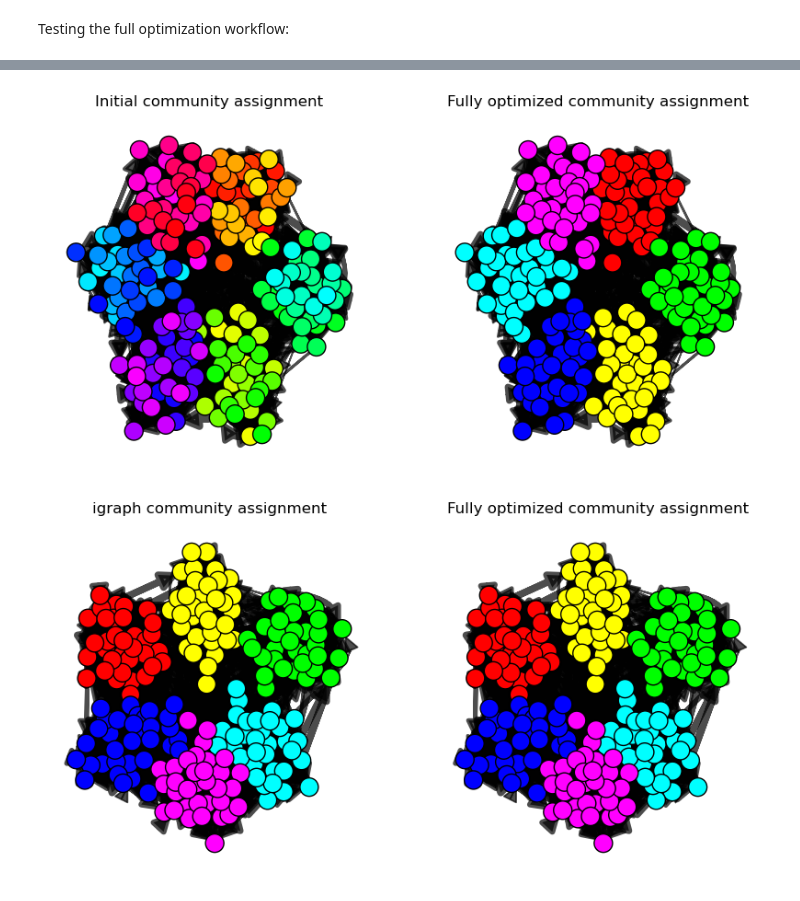
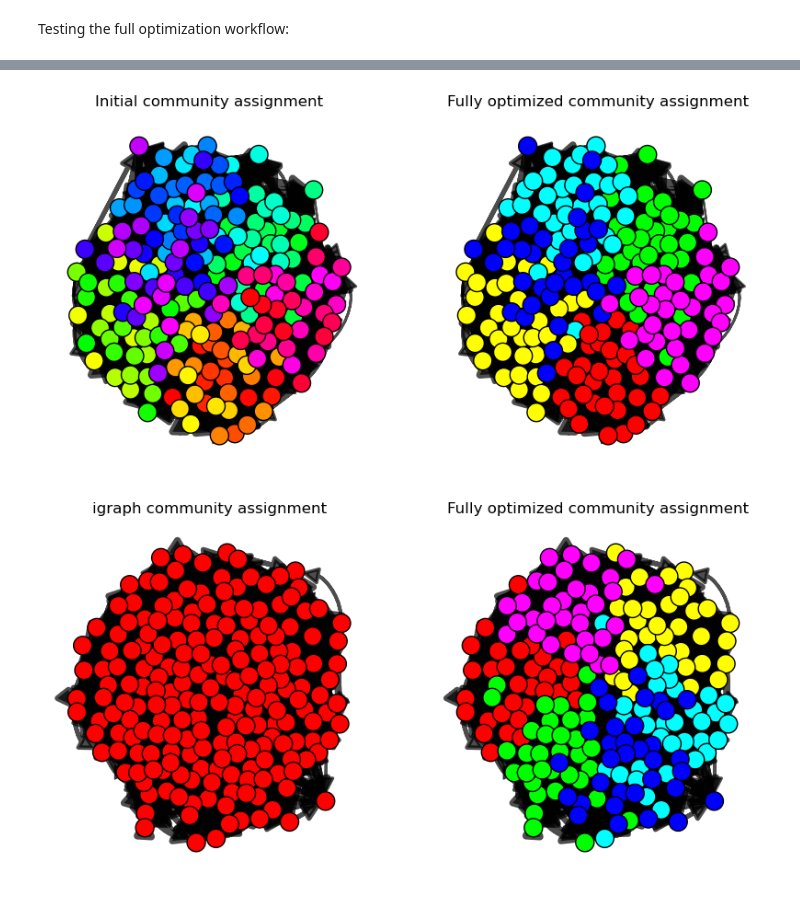
Before and after one commit to lm-schulze/ITI_project, a Jupyter notebook: notebooks/I_hate_recursion.ipynb, the cells around one changed output, grey strips where cells are left out. Cells and saved outputs as stored; diff of their text form; code cells hidden in the pictures.

```diff
--- a/notebooks/I_hate_recursion.ipynb
+++ b/notebooks/I_hate_recursion.ipynb
@@ -459,8 +484,8 @@ def compare_partitions(comms1, comms2):
 # %% [markdown]
 Generating the test networks:
 # %%
-g_test = inf.generate_sbm(n=200, c=6, p_in=0.25, p_out=0.01, directed=False, weighted=True)
-g_test_directed = inf.generate_sbm(n=200, c=6, p_in=0.25, p_out=0.01, directed=True, weighted=True)
+g_test = inf.generate_sbm(n=200, c=6, p_in=0.25, p_out=0.05, directed=False, weighted=True)
+g_test_directed = inf.generate_sbm(n=200, c=6, p_in=0.25, p_out=0.05, directed=True, weighted=True)
 # %% [markdown]
 Ok, let's check if it's generally possible to achieve improvements via the submodule movements:
 # %%
@@ -708,5 +756,4 @@ Final: 6 communities, L = 6.566586 bits
 # %%
-layout = g_test_directed.layout('fr')
 fig, ax = plt.subplots(ncols=2, figsize = (10, 5))
 ig.plot(g_test_directed, layout=layout, **inf.visual_community_colors(g_test_directed, communities=range(g_test_directed.vcount()), skipLayout=True), target=ax[0])
 ig.plot(g_test_directed, layout=layout, **inf.visual_community_colors(g_test_directed, communities=comms, skipLayout=True), target=ax[1])
@@ -714,18 +761,17 @@ ax[0].set_title("Initial community assignment")
 ax[1].set_title("Fully optimized community assignment")
 plt.show()
 # %% [output]
-[figure, old version]
+[figure, new version]
 # %%
-layout = g_test_directed.layout('fr')
 comms_ig = g_test_directed.community_infomap(edge_weights=g_test_directed.es['weight'], vertex_weights=None, trials=10)
 fig, ax = plt.subplots(ncols=2, figsize = (10, 5))
 ig.plot(g_test_directed, layout=layout, **inf.visual_community_colors(g_test_directed, communities=comms_ig.membership, skipLayout=True), target=ax[0])
 ig.plot(g_test_directed, layout=layout, **inf.visual_community_colors(g_test_directed, communities=comms, skipLayout=True), target=ax[1])
 ax[0].set_title("igraph community assignment")
 ax[1].set_title("Fully optimized community assignment")
 plt.show()
 # %% [output]
-[figure, old version]
+[figure, new version]
 # %%
 compare_partitions(comms, comms_ig.membership)
 print("custom description length: ", inf.compute_description_length(g_test_directed, comms))
```
Also changed, not shown: parts of 20 cells of this notebook.
